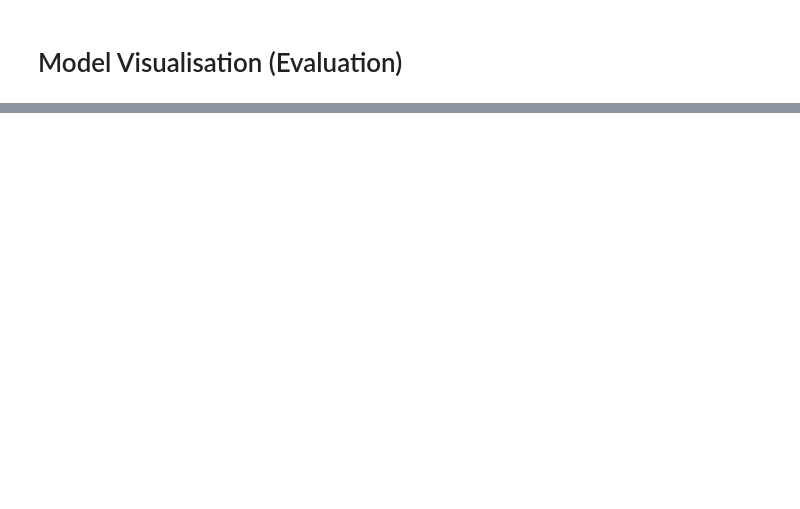
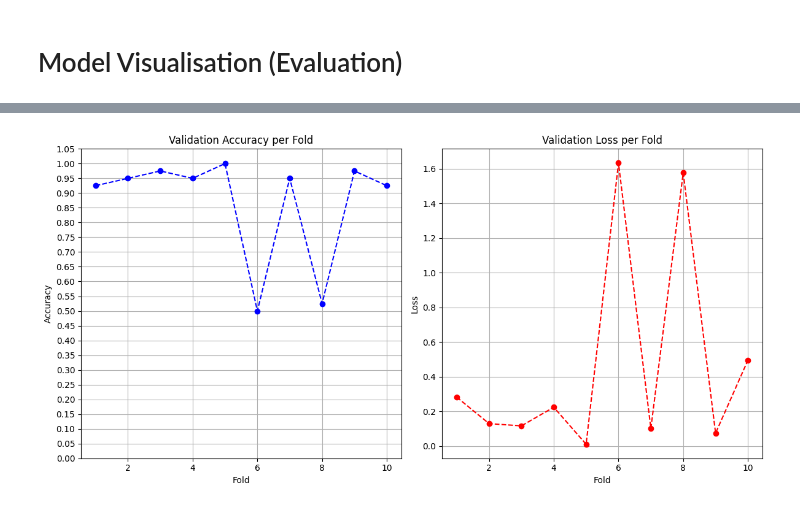
Before and after one commit to Devoalda/CSC3109_Brain_MRI_Classification, a Jupyter notebook: notebooks/FINAL/resnet50.ipynb, the cells around one changed output, grey strips where cells are left out. Saved outputs shown, nothing was run; the diff lists cells and outputs as text; code cells hidden in the pictures; blank space fills up the shorter version.

```diff
--- a/notebooks/FINAL/resnet50.ipynb
+++ b/notebooks/FINAL/resnet50.ipynb
@@ -407,0 +705,29 @@ weighted avg       0.93      0.93      0.93        96
+# %%
+import matplotlib.pyplot as plt
+
+# Plot validation accuracies
+plt.figure(figsize=(12, 6))
+
+# Accuracy
+plt.subplot(1, 2, 1)
+plt.plot(range(1, k + 1), fold_accuracies, marker='o', linestyle='--', color='b')
+plt.title('Validation Accuracy per Fold')
+plt.xlabel('Fold')
+plt.ylabel('Accuracy')
+plt.ylim([0, 1])
+plt.yticks(np.arange(0, 1.1, 0.05))
+plt.grid(True)
+
+# Loss
+plt.subplot(1, 2, 2)
+plt.plot(range(1, k + 1), fold_losses, marker='o', linestyle='--', color='r')
+plt.title('Validation Loss per Fold')
+plt.xlabel('Fold')
+plt.ylabel('Loss')
+plt.grid(True)
+
+# Show plots
+plt.tight_layout()
+plt.show()
+# %% [output]
+[figure, added]
```
Also changed, not shown: parts of 15 cells of this notebook.
